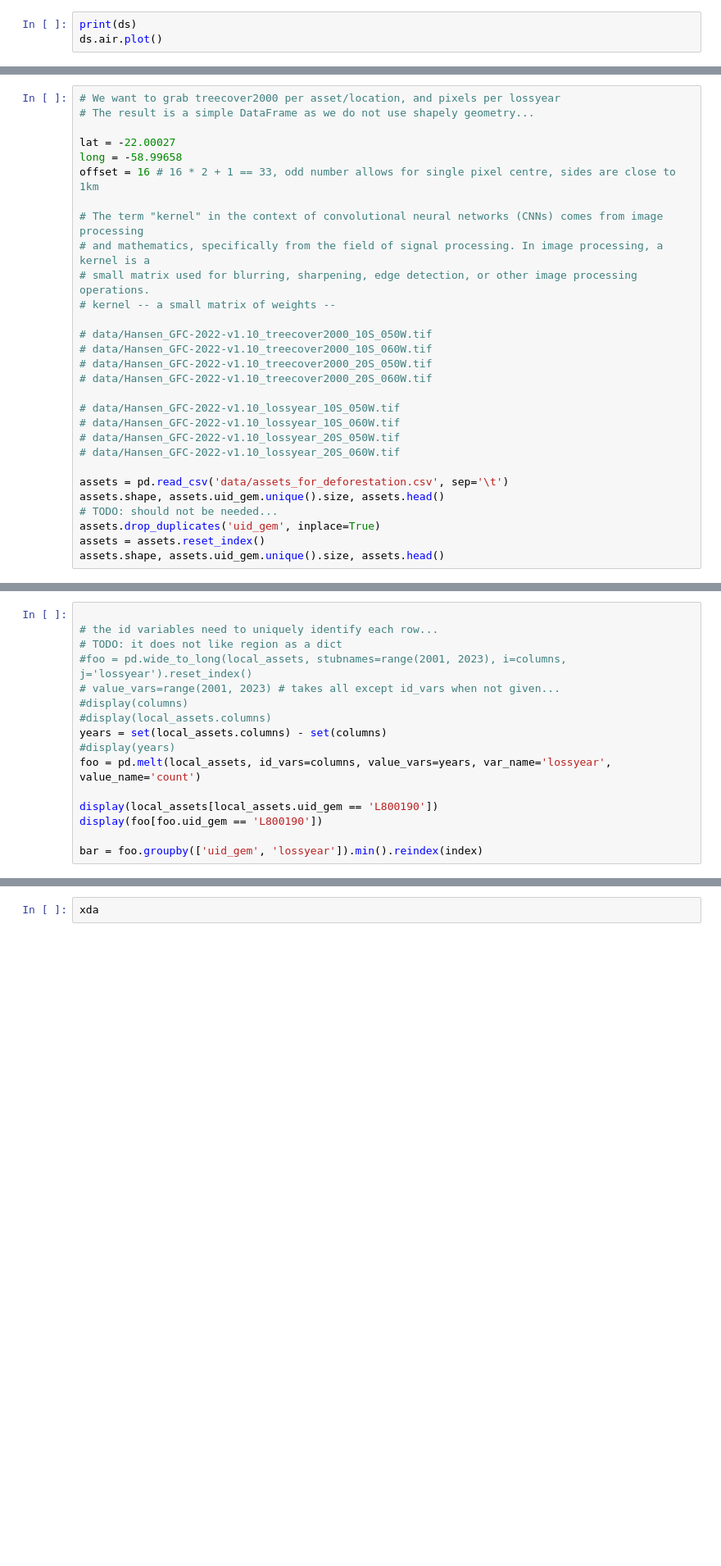
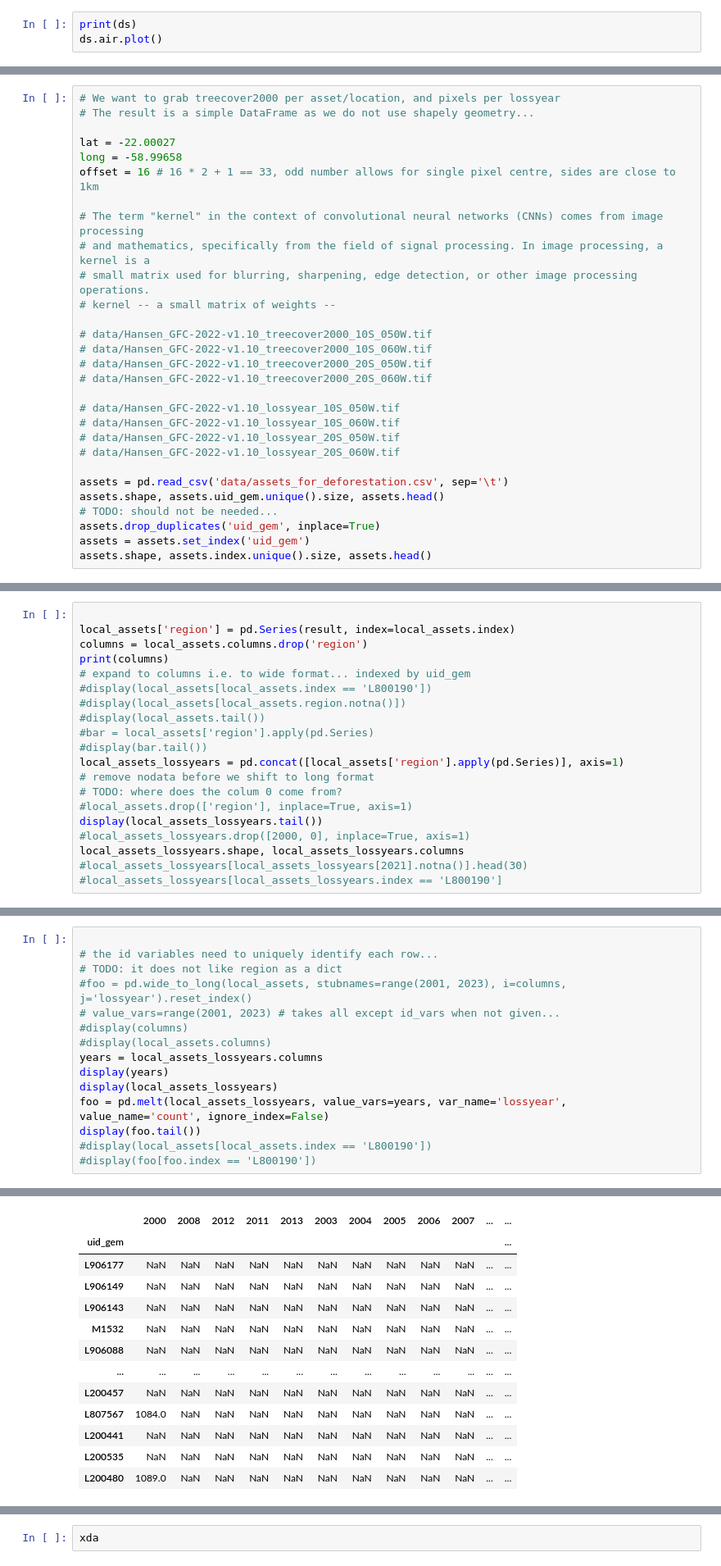
Before and after one commit to wuntunsun/eudr-exposure, a Jupyter notebook: geotiff-sample.ipynb, the cells around one changed output, grey strips where cells are left out. Shown: that part at 82% size. Drawn from its saved outputs; the diff is of its cells as text; blank space fills up the shorter version.

Commit message:
lossyear for all assets...

```diff
--- a/geotiff-sample.ipynb
+++ b/geotiff-sample.ipynb
@@ -150,6 +150,6 @@ assets = pd.read_csv('data/assets_for_deforestation.csv', sep='\t')
 assets.shape, assets.uid_gem.unique().size, assets.head()
 # TODO: should not be needed...
 assets.drop_duplicates('uid_gem', inplace=True)
-assets = assets.reset_index()
-assets.shape, assets.uid_gem.unique().size, assets.head()
+assets = assets.set_index('uid_gem')
+assets.shape, assets.index.unique().size, assets.head()
 # %% [output]
@@ -267,0 +296,20 @@ TypeError: object of type 'int' has no len()
+# %%
+
+local_assets['region'] = pd.Series(result, index=local_assets.index)
+columns = local_assets.columns.drop('region')
+print(columns)
+# expand to columns i.e. to wide format... indexed by uid_gem
+#display(local_assets[local_assets.index == 'L800190'])
+#display(local_assets[local_assets.region.notna()])
+#display(local_assets.tail())
+#bar = local_assets['region'].apply(pd.Series)
+#display(bar.tail())
+local_assets_lossyears = pd.concat([local_assets['region'].apply(pd.Series)], axis=1)
+# remove nodata before we shift to long format
+# TODO: where does the colum 0 come from?
+#local_assets.drop(['region'], inplace=True, axis=1)
+display(local_assets_lossyears.tail())
+#local_assets_lossyears.drop([2000, 0], inplace=True, axis=1)
+local_assets_lossyears.shape, local_assets_lossyears.columns
+#local_assets_lossyears[local_assets_lossyears[2021].notna()].head(30)
+#local_assets_lossyears[local_assets_lossyears.index == 'L800190']
@@ -273,11 +338,11 @@ TypeError: object of type 'int' has no len()
 # value_vars=range(2001, 2023) # takes all except id_vars when not given...
 #display(columns)
 #display(local_assets.columns)
-years = set(local_assets.columns) - set(columns)
-#display(years)
-foo = pd.melt(local_assets, id_vars=columns, value_vars=years, var_name='lossyear', value_name='count')
-
-display(local_assets[local_assets.uid_gem == 'L800190'])
-display(foo[foo.uid_gem == 'L800190'])
-
-bar = foo.groupby(['uid_gem', 'lossyear']).min().reindex(index)
+years = local_assets_lossyears.columns
+display(years)
+display(local_assets_lossyears)
+foo = pd.melt(local_assets_lossyears, value_vars=years, var_name='lossyear', value_name='count', ignore_index=False)
+display(foo.tail())
+#display(local_assets[local_assets.index == 'L800190'])
+#display(foo[foo.index == 'L800190'])
+# %% [output]
@@ -283,0 +352,13 @@ bar = foo.groupby(['uid_gem', 'lossyear']).min().reindex(index)
+|  | 2000 | 2008 | 2012 | 2011 | 2013 | 2003 | 2004 | 2005 | 2006 | 2007 | ... | ... |
+| uid_gem |  |  |  |  |  |  |  |  |  |  |  | ... |
+| L906177 | NaN | NaN | NaN | NaN | NaN | NaN | NaN | NaN | NaN | NaN | ... | ... |
+| L906149 | NaN | NaN | NaN | NaN | NaN | NaN | NaN | NaN | NaN | NaN | ... | ... |
+| L906143 | NaN | NaN | NaN | NaN | NaN | NaN | NaN | NaN | NaN | NaN | ... | ... |
+| M1532 | NaN | NaN | NaN | NaN | NaN | NaN | NaN | NaN | NaN | NaN | ... | ... |
+| L906088 | NaN | NaN | NaN | NaN | NaN | NaN | NaN | NaN | NaN | NaN | ... | ... |
+| ... | ... | ... | ... | ... | ... | ... | ... | ... | ... | ... | ... | ... |
+| L200457 | NaN | NaN | NaN | NaN | NaN | NaN | NaN | NaN | NaN | NaN | ... | ... |
+| L807567 | 1084.0 | NaN | NaN | NaN | NaN | NaN | NaN | NaN | NaN | NaN | ... | ... |
+| L200441 | NaN | NaN | NaN | NaN | NaN | NaN | NaN | NaN | NaN | NaN | ... | ... |
+| L200535 | NaN | NaN | NaN | NaN | NaN | NaN | NaN | NaN | NaN | NaN | ... | ... |
+| L200480 | 1089.0 | NaN | NaN | NaN | NaN | NaN | NaN | NaN | NaN | NaN | ... | ... |
```
Also changed, not shown: parts of 9 cells of this notebook, 1 other file.
